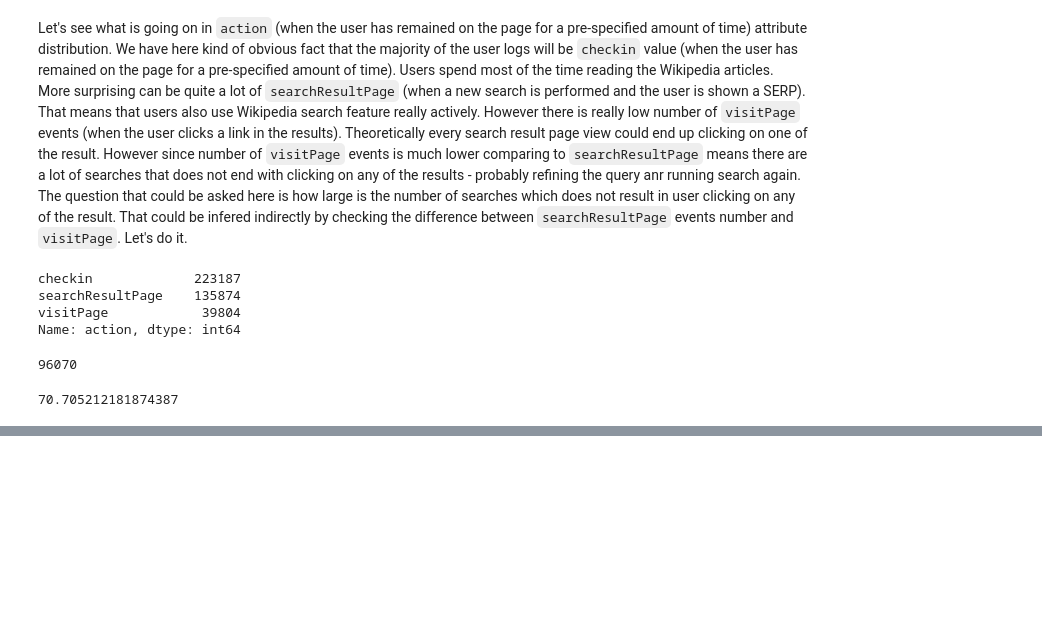
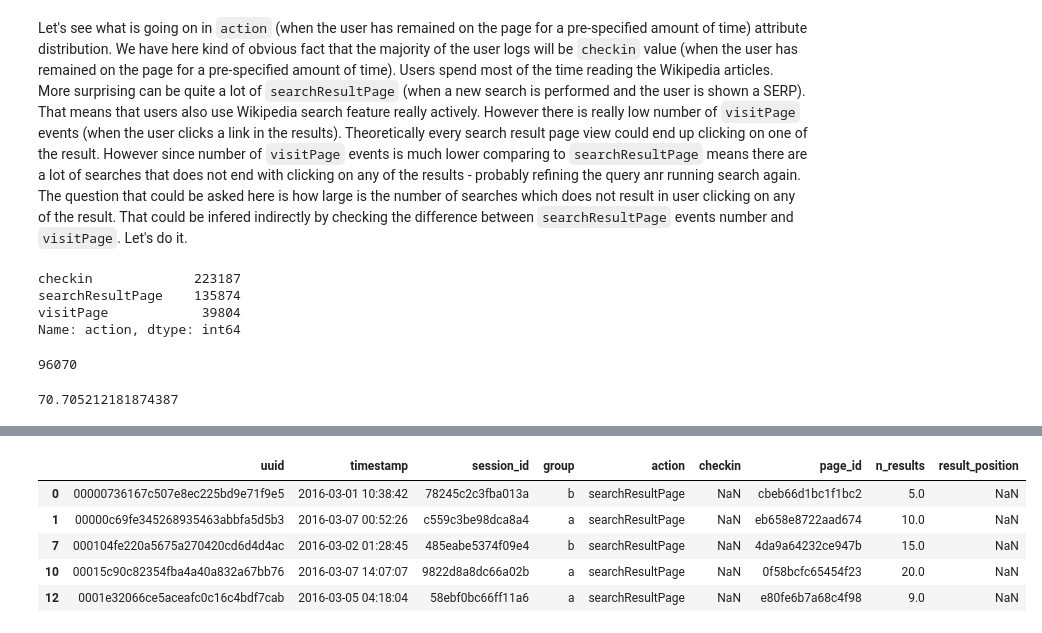
Before and after one commit to msznajder/wikipedia_users_activity_analysis, a Jupyter notebook: wikipedia_analysis.ipynb, the cells around one changed output, grey strips where cells are left out. Drawn from its saved outputs; the diff is of its cells as text; code cells hidden in the pictures; blank space fills up the shorter version.

```diff
--- a/wikipedia_analysis.ipynb
+++ b/wikipedia_analysis.ipynb
@@ -284,0 +313,10 @@ That would mean that 96070 out of 135874 `searchResultPage` did not end with `vi
+# %%
+search_results_pages = activity_df[activity_df["action"] == "searchResultPage"]
+search_results_pages.head()
+# %% [output]
+|  | uuid | timestamp | session_id | group | action | checkin | page_id | n_results | result_position |
+| 0 | 00000736167c507e8ec225bd9e71f9e5 | 2016-03-01 10:38:42 | 78245c2c3fba013a | b | searchResultPage | NaN | cbeb66d1bc1f1bc2 | 5.0 | NaN |
+| 1 | 00000c69fe345268935463abbfa5d5b3 | 2016-03-07 00:52:26 | c559c3be98dca8a4 | a | searchResultPage | NaN | eb658e8722aad674 | 10.0 | NaN |
+| 7 | 000104fe220a5675a270420cd6d4d4ac | 2016-03-02 01:28:45 | 485eabe5374f09e4 | b | searchResultPage | NaN | 4da9a64232ce947b | 15.0 | NaN |
+| 10 | 00015c90c82354fba4a40a832a67bb76 | 2016-03-07 14:07:07 | 9822d8a8dc66a02b | a | searchResultPage | NaN | 0f58bcfc65454f23 | 20.0 | NaN |
+| 12 | 0001e32066ce5aceafc0c16c4bdf7cab | 2016-03-05 04:18:04 | 58ebf0bc66ff11a6 | a | searchResultPage | NaN | e80fe6b7a68c4f98 | 9.0 | NaN |
```
Also changed, not shown: parts of 17 cells of this notebook.
